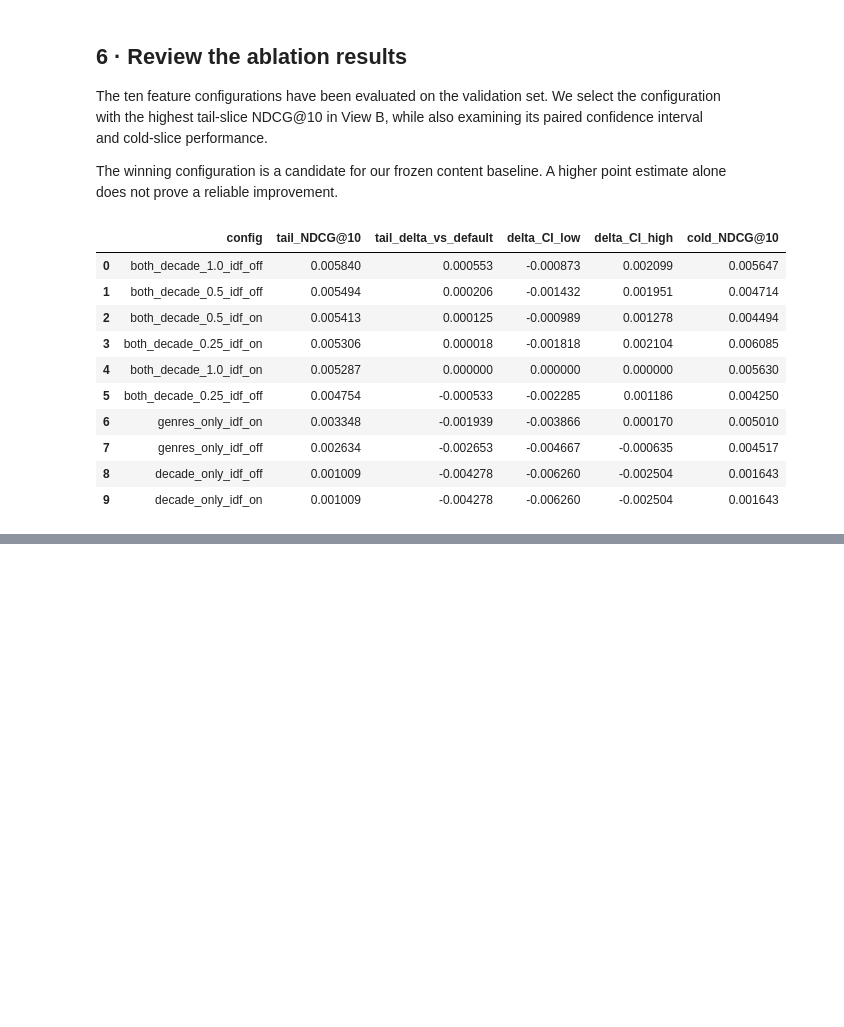
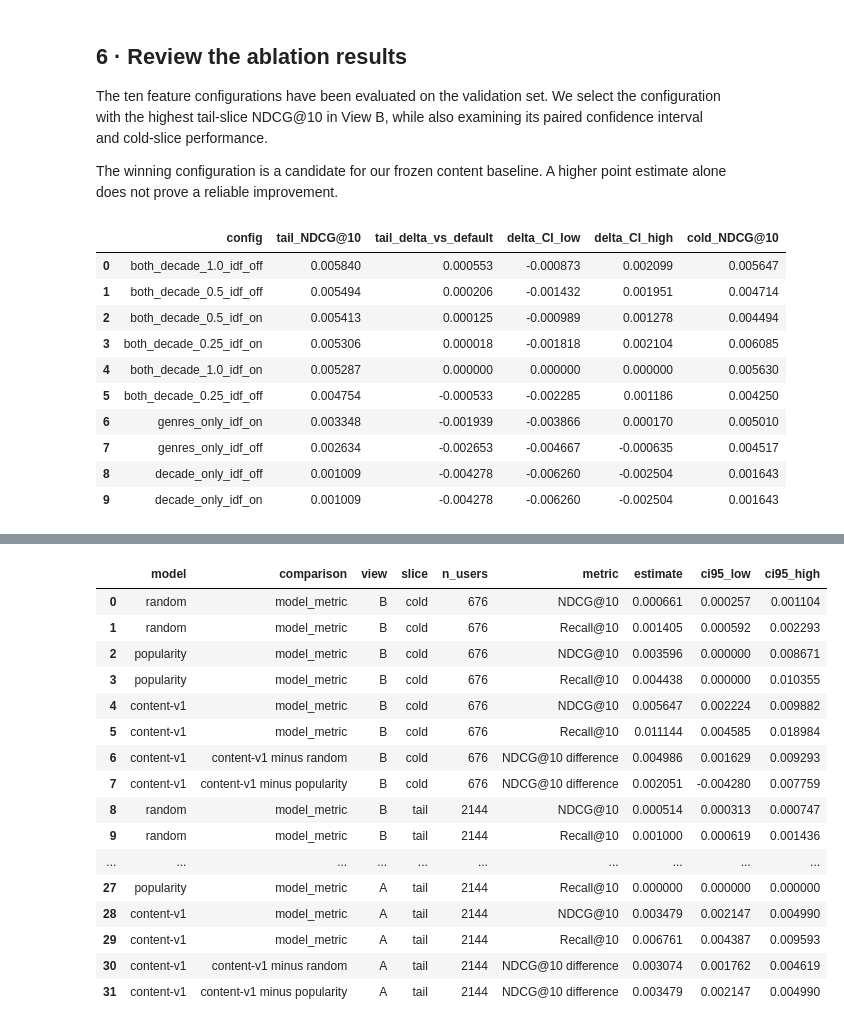
Before and after one commit to RavenKing45/Movie-Recommendation-System, a Jupyter notebook: notebooks/05_content_based.ipynb, the cells around one changed output, grey strips where cells are left out. Saved outputs shown, nothing was run; the diff lists cells and outputs as text; code cells hidden in the pictures; blank space fills up the shorter version.

Commit message:
Freeze content-based recommender v1
Select genres and decade with IDF disabled using validation tail NDCG@10; observed gain over default is inconclusive.

```diff
--- a/notebooks/05_content_based.ipynb
+++ b/notebooks/05_content_based.ipynb
@@ -1037,0 +1079,99 @@ display(
+# %%
+official_rows = []
+
+N_BOOTSTRAP_OFFICIAL = 1000
+bootstrap_rng = np.random.default_rng(SEED)
+bootstrap_indices = {}
+
+for view, restrict in [("B", True), ("A", False)]:
+    for slice_name in ("cold", "tail"):
+
+        evaluated, n_eval_users = eval_slice(
+            slice_name,
+            restrict=restrict,
+            names=["random", "popularity", "content"],
+        )
+
+        # Use the same bootstrap samples for all models
+        # and both views of the same rarity slice.
+        if slice_name not in bootstrap_indices:
+            bootstrap_indices[slice_name] = bootstrap_rng.integers(
+                0,
+                n_eval_users,
+                size=(N_BOOTSTRAP_OFFICIAL, n_eval_users),
+            )
+
+        idx = bootstrap_indices[slice_name]
+
+        for model_name, metrics in evaluated.items():
+            model_label = (
+                "content-v1" if model_name == "content"
+                else model_name
+            )
+
+            for metric_name in ("NDCG@10", "Recall@10"):
+                mean, low, high = ci(metrics[metric_name], idx)
+
+                official_rows.append({
+                    "model": model_label,
+                    "comparison": "model_metric",
+                    "view": view,
+                    "slice": slice_name,
+                    "n_users": n_eval_users,
+                    "metric": metric_name,
+                    "estimate": float(mean),
+                    "ci95_low": float(low),
+                    "ci95_high": float(high),
+                })
+
+        # Paired NDCG differences: content-v1 minus each baseline.
+        for baseline_name in ("random", "popularity"):
+            delta = (
+                evaluated["content"]["NDCG@10"]
+                - evaluated[baseline_name]["NDCG@10"]
+            )
+
+            mean, low, high = ci(delta, idx)
+
+            official_rows.append({
+                "model": "content-v1",
+                "comparison": f"content-v1 minus {baseline_name}",
+                "view": view,
+                "slice": slice_name,
+                "n_users": n_eval_users,
+                "metric": "NDCG@10 difference",
+                "estimate": float(mean),
+                "ci95_low": float(low),
+                "ci95_high": float(high),
+            })
+
+content_v1_val = pd.DataFrame(official_rows)
+
+reports_dir = Path("../reports")
+reports_dir.mkdir(parents=True, exist_ok=True)
+
+content_v1_val.to_csv(
+    reports_dir / "content_v1_val.csv",
+    index=False,
+)
+
+display(content_v1_val.round(6))
+print("Official content-v1 validation report saved.")
+# %% [output]
+|  | model | comparison | view | slice | n_users | metric | estimate | ci95_low | ci95_high |
+| 0 | random | model_metric | B | cold | 676 | NDCG@10 | 0.000661 | 0.000257 | 0.001104 |
+| 1 | random | model_metric | B | cold | 676 | Recall@10 | 0.001405 | 0.000592 | 0.002293 |
+| 2 | popularity | model_metric | B | cold | 676 | NDCG@10 | 0.003596 | 0.000000 | 0.008671 |
+| 3 | popularity | model_metric | B | cold | 676 | Recall@10 | 0.004438 | 0.000000 | 0.010355 |
+| 4 | content-v1 | model_metric | B | cold | 676 | NDCG@10 | 0.005647 | 0.002224 | 0.009882 |
+| 5 | content-v1 | model_metric | B | cold | 676 | Recall@10 | 0.011144 | 0.004585 | 0.018984 |
+| 6 | content-v1 | content-v1 minus random | B | cold | 676 | NDCG@10 difference | 0.004986 | 0.001629 | 0.009293 |
+| 7 | content-v1 | content-v1 minus popularity | B | cold | 676 | NDCG@10 difference | 0.002051 | -0.004280 | 0.007759 |
+| 8 | random | model_metric | B | tail | 2144 | NDCG@10 | 0.000514 | 0.000313 | 0.000747 |
+| 9 | random | model_metric | B | tail | 2144 | Recall@10 | 0.001000 | 0.000619 | 0.001436 |
+| ... | ... | ... | ... | ... | ... | ... | ... | ... | ... |
+| 27 | popularity | model_metric | A | tail | 2144 | Recall@10 | 0.000000 | 0.000000 | 0.000000 |
+| 28 | content-v1 | model_metric | A | tail | 2144 | NDCG@10 | 0.003479 | 0.002147 | 0.004990 |
+| 29 | content-v1 | model_metric | A | tail | 2144 | Recall@10 | 0.006761 | 0.004387 | 0.009593 |
+| 30 | content-v1 | content-v1 minus random | A | tail | 2144 | NDCG@10 difference | 0.003074 | 0.001762 | 0.004619 |
+| 31 | content-v1 | content-v1 minus popularity | A | tail | 2144 | NDCG@10 difference | 0.003479 | 0.002147 | 0.004990 |
```
Also changed, not shown: parts of 4 cells of this notebook, 2 other files.
